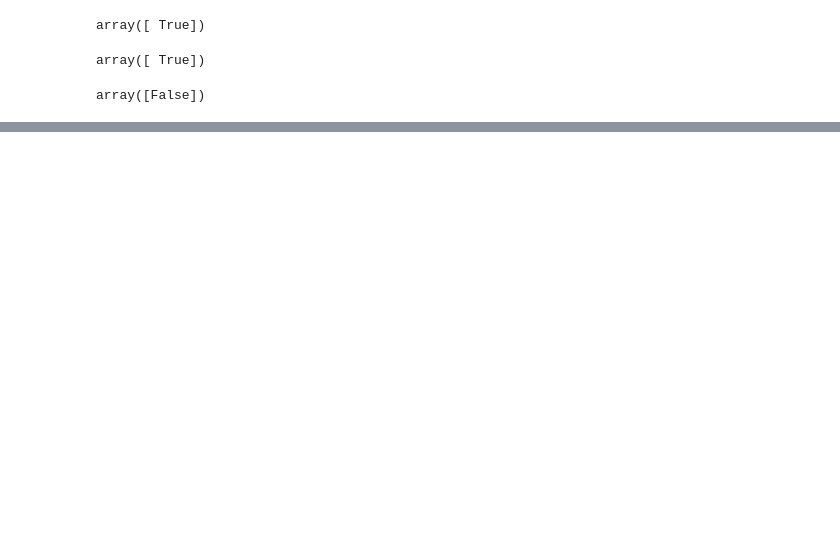
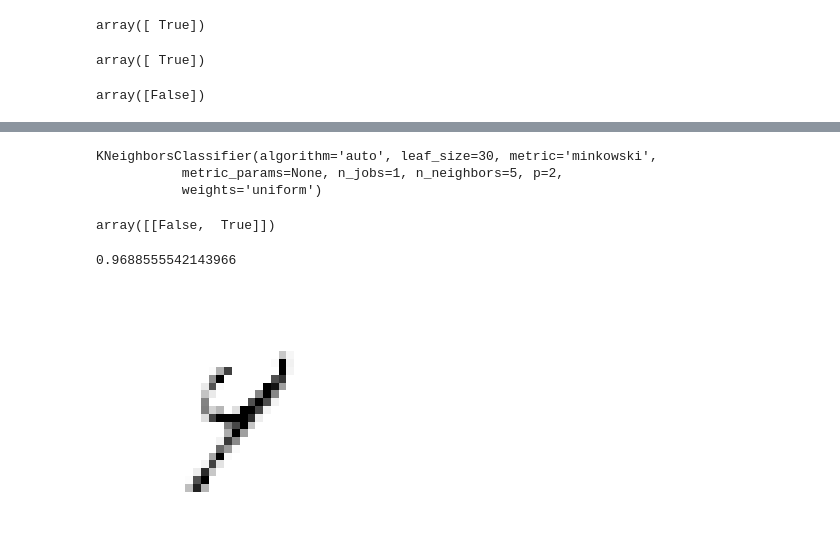
Before and after one commit to gustavoaires/advanced-topics-is, a Jupyter notebook: notebooks/Book 1 - Chapter 3.ipynb, the cells around one changed output, grey strips where cells are left out. Cells and saved outputs as stored; diff of their text form; code cells hidden in the pictures; blank space fills up the shorter version.

```diff
--- a/notebooks/Book 1 - Chapter 3.ipynb
+++ b/notebooks/Book 1 - Chapter 3.ipynb
@@ -136,0 +220,3 @@ recall_score(y_train_5, y_train_pred_90)
+# %%
+forest_clf.fit(X_train, y_train)
+forest_clf.predict([some_digit])
@@ -136,0 +240,37 @@ recall_score(y_train_5, y_train_pred_90)
+# %%
+from sklearn.neighbors import KNeighborsClassifier
+y_train_large = (y_train >= 7)
+y_train_odd = (y_train % 2 == 1)
+y_multilabel = np.c_[y_train_large, y_train_odd]
+knn_clf = KNeighborsClassifier()
+knn_clf.fit(X_train, y_multilabel)
+# %% [output]
+KNeighborsClassifier(algorithm='auto', leaf_size=30, metric='minkowski',
+           metric_params=None, n_jobs=1, n_neighbors=5, p=2,
+           weights='uniform')
+# %%
+knn_clf.predict([some_digit])
+# %% [output]
+array([[False,  True]])
+# %%
+y_train_knn_pred = cross_val_predict(knn_clf, X_train, y_train, cv=3)
+f1_score(y_train, y_train_knn_pred, average="macro")
+# %% [output]
+0.9688555542143966
+# %%
+X_noise_train = np.random.randint(0, 100, (len(X_train), 784))
+X_noise_test = np.random.randint(0, 100, (len(X_test), 784))
+X_train_mod = X_train + X_noise_train
+X_test_mod = X_test + X_noise_test
+y_train_mod = X_train
+y_test_mod = X_test
+# %%
+knn_clf.fit(X_train_mod, y_train_mod)
+clean_digit = knn_clf.predict([X_test_mod[9000]])
+# %%
+clean_digit_image = clean_digit.reshape(28, 28)
+plt.imshow(clean_digit_image, cmap = matplotlib.cm.binary, interpolation="nearest")
+plt.axis("off")
+plt.show()
+# %% [output]
+[figure, added]
```
Also changed, not shown: parts of 26 cells of this notebook.
